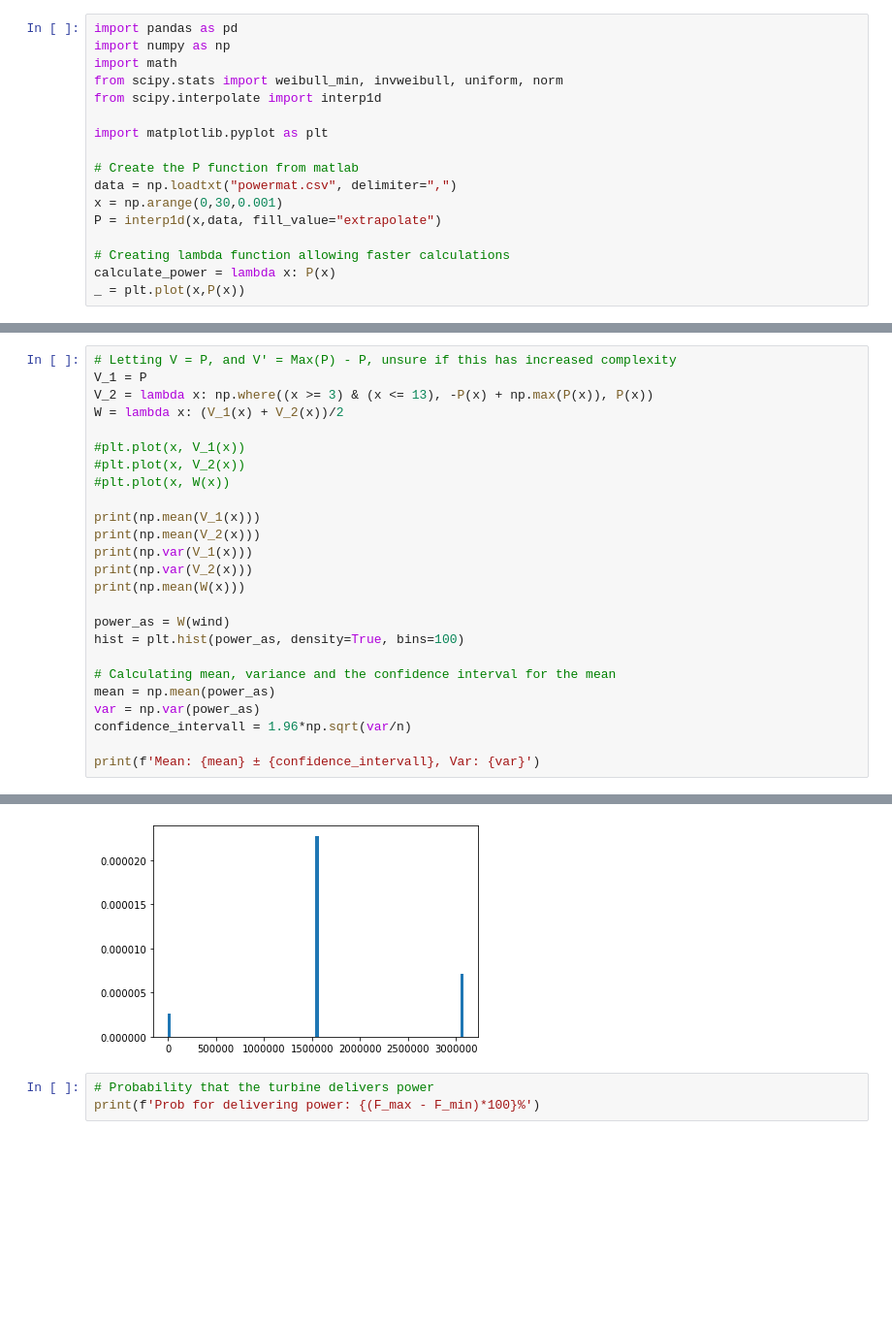
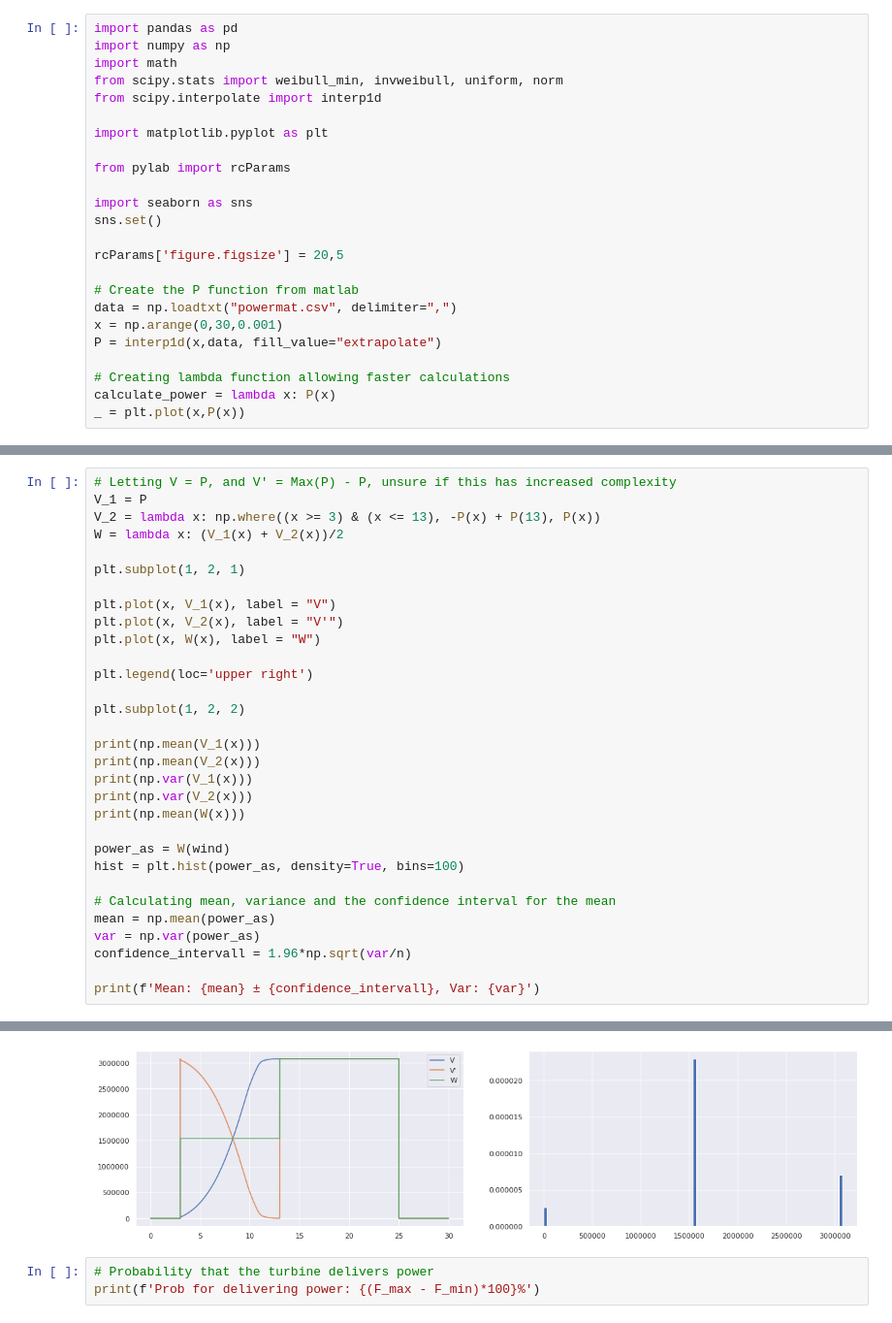
Before and after one commit to sleipner42/LP32020, a Jupyter notebook: monte-carlo/HA 1/Lab 1 Jupyter Notebook.ipynb, the cells around one changed output, grey strips where cells are left out. Shown at 97% size. Saved outputs shown, nothing was run; the diff lists cells and outputs as text; blank space fills up the shorter version.

```diff
--- a/monte-carlo/HA 1/Lab 1 Jupyter Notebook.ipynb
+++ b/monte-carlo/HA 1/Lab 1 Jupyter Notebook.ipynb
@@ -7,6 +7,13 @@ from scipy.interpolate import interp1d
 
 import matplotlib.pyplot as plt
 
+from pylab import rcParams
+
+import seaborn as sns
+sns.set()
+
+rcParams['figure.figsize'] = 20,5
+
 # Create the P function from matlab
 data = np.loadtxt("powermat.csv", delimiter=",")
 x = np.arange(0,30,0.001)
@@ -159,12 +136,18 @@ Mean: 1733658.448882098 ± 3964.4154579419414, Var: 409115731027.93146
 # %%
 # Letting V = P, and V' = Max(P) - P, unsure if this has increased complexity
 V_1 = P
-V_2 = lambda x: np.where((x >= 3) & (x <= 13), -P(x) + np.max(P(x)), P(x))
+V_2 = lambda x: np.where((x >= 3) & (x <= 13), -P(x) + P(13), P(x))
 W = lambda x: (V_1(x) + V_2(x))/2
 
-#plt.plot(x, V_1(x))
-#plt.plot(x, V_2(x))
-#plt.plot(x, W(x))
+plt.subplot(1, 2, 1)
+
+plt.plot(x, V_1(x), label = "V")
+plt.plot(x, V_2(x), label = "V'")
+plt.plot(x, W(x), label = "W")
+
+plt.legend(loc='upper right')
+
+plt.subplot(1, 2, 2)
 
 print(np.mean(V_1(x)))
 print(np.mean(V_2(x)))
@@ -191,4 +174,4 @@ Mean: 1748798.625 ± 5051.753195618287, Var: 664312014510.6094
-[figure, old version]
+[figure, new version]
 # %%
 # Probability that the turbine delivers power
 print(f'Prob for delivering power: {(F_max - F_min)*100}%')
```
Also changed, not shown: parts of 13 cells of this notebook, 1 other file.
